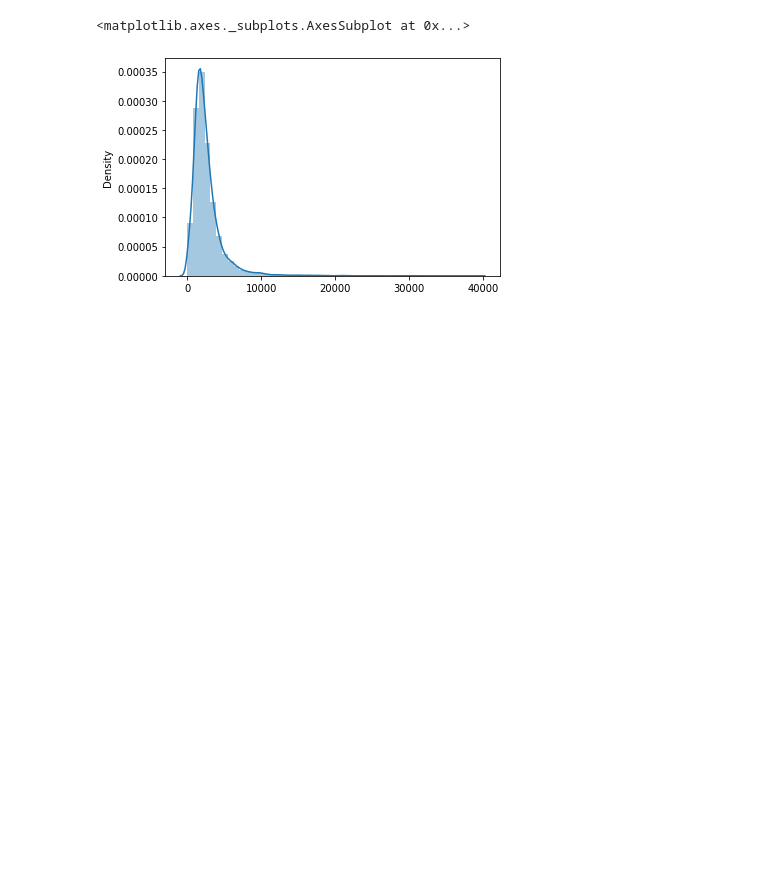
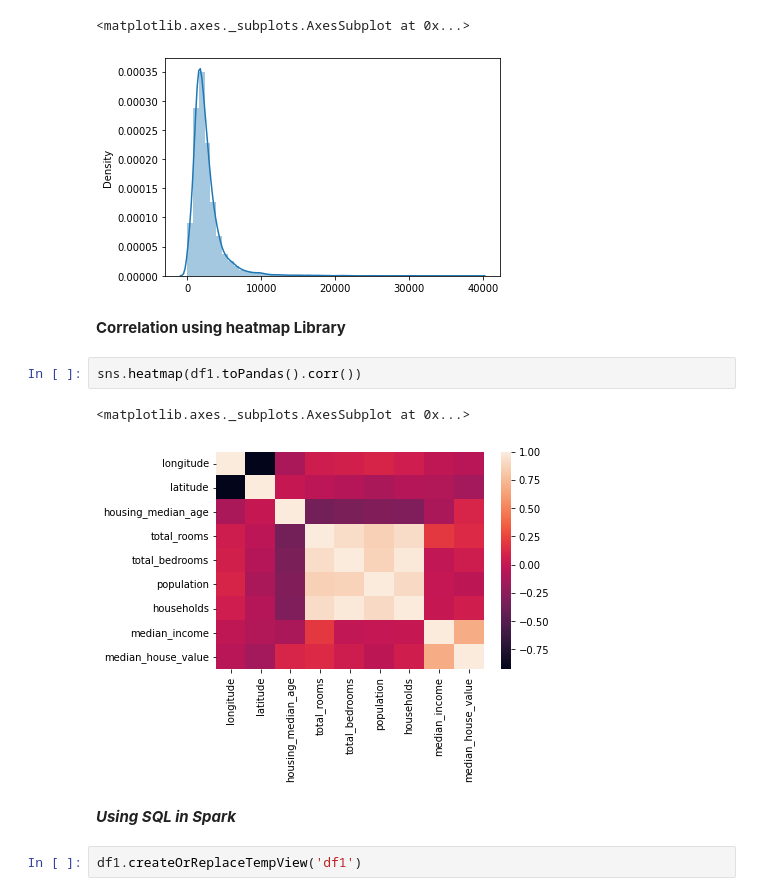
Before and after one commit to chaubeyarvind/DataAnalytics-NumPY, a Jupyter notebook: Bricks_Spark.ipynb, the cells around one changed output. Saved outputs shown, nothing was run; the diff lists cells and outputs as text; blank space fills up the shorter version.

```diff
--- a/Bricks_Spark.ipynb
+++ b/Bricks_Spark.ipynb
@@ -607,3 +607,14 @@ sns.distplot(df1.select('total_rooms').toPandas())
 # %% [output]
 <matplotlib.axes._subplots.AxesSubplot at 0x...>
 [figure]
+# %% [markdown]
+**Correlation using heatmap Library**
+# %%
+sns.heatmap(df1.toPandas().corr())
+# %% [output]
+<matplotlib.axes._subplots.AxesSubplot at 0x...>
+[figure, added]
+# %% [markdown]
+***Using SQL in Spark***
+# %%
+df1.createOrReplaceTempView('df1')
```
Also changed, not shown: parts of 9 cells of this notebook.
